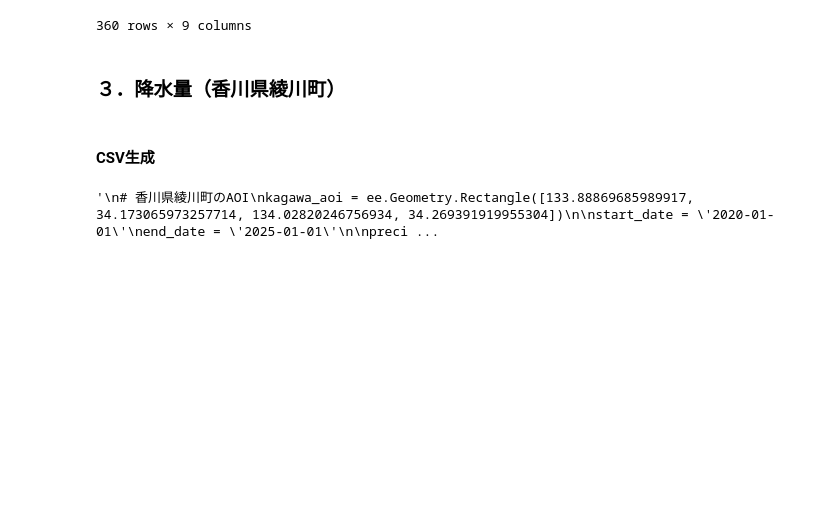
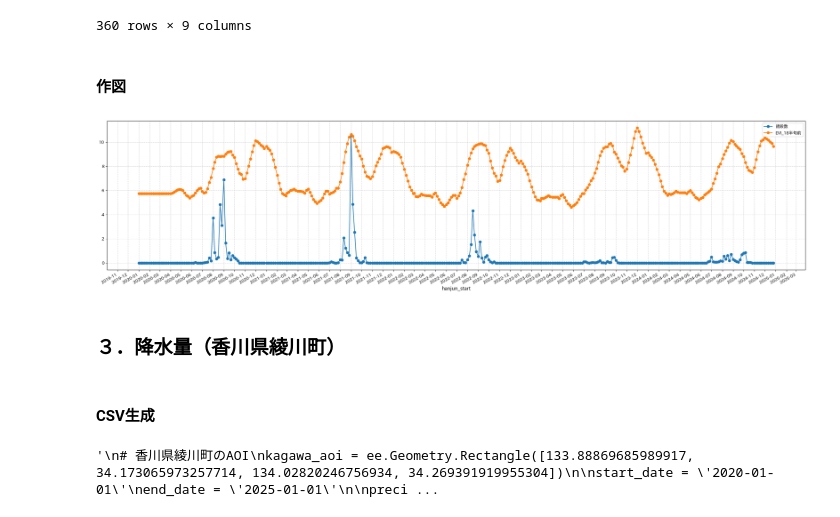
Before and after one commit to ShotaSasaki-HU/ASTRO-CAMP-2025, a Jupyter notebook: sarimax.ipynb, the cells around one changed output. Saved outputs shown, nothing was run; the diff lists cells and outputs as text; code cells hidden in the pictures; blank space fills up the shorter version.

```diff
--- a/sarimax.ipynb
+++ b/sarimax.ipynb
@@ -754,6 +754,36 @@ df_evi
 | 358 | 2024-12-21 | 5.764282 | 6.411529 | 8.093368 | 9.887525 | 0.248725 | -0.048228 | -0.537774 | ... |
 | 359 | 2024-12-26 | 6.398390 | 6.181832 | 7.560810 | 9.659196 | 0.634107 | -0.229698 | -0.532559 | ... |
 360 rows × 9 columns
+# %% [markdown]
+#### 作図
+# %%
+fig, ax = plt.subplots(figsize=(24, 6))
+
+ax.plot(df_evi['hanjun_start'], df_resp["kill_score"] / 250, marker='o', linestyle='-', label='誘殺数')
+ax.plot(df_evi['hanjun_start'], df_evi['EVI_18半旬前'], marker='o', linestyle='-', label='EVI_18半旬前')
+
+# ax.set_title('NDVIの時系列変化', fontsize=16)
+ax.set_xlabel('hanjun_start', fontsize=12)
+# ax.set_ylabel('EVI', fontsize=12)
+ax.grid(True, linestyle='--', alpha=0.6)
+
+# X軸の日付フォーマットを見やすく設定
+# 月と日を表示するフォーマッタ
+ax.xaxis.set_major_formatter(mdates.DateFormatter('%Y-%m-%d'))
+# ラベルが重ならないように自動で回転
+fig.autofmt_xdate()
+
+# Y軸の範囲をNDVIの典型的な値に設定（任意）
+# ax.set_ylim(0, 1)
+
+plt.gca().xaxis.set_major_locator(mdates.MonthLocator(interval=1))
+plt.gca().xaxis.set_major_formatter(mdates.DateFormatter("%Y-%m"))
+
+plt.legend()
+plt.tight_layout()
+plt.show()
+# %% [output]
+[figure, added]
 # %% [markdown]
 ### ３．降水量（香川県綾川町）
 # %% [markdown]
```
Also changed, not shown: parts of 11 cells of this notebook.
